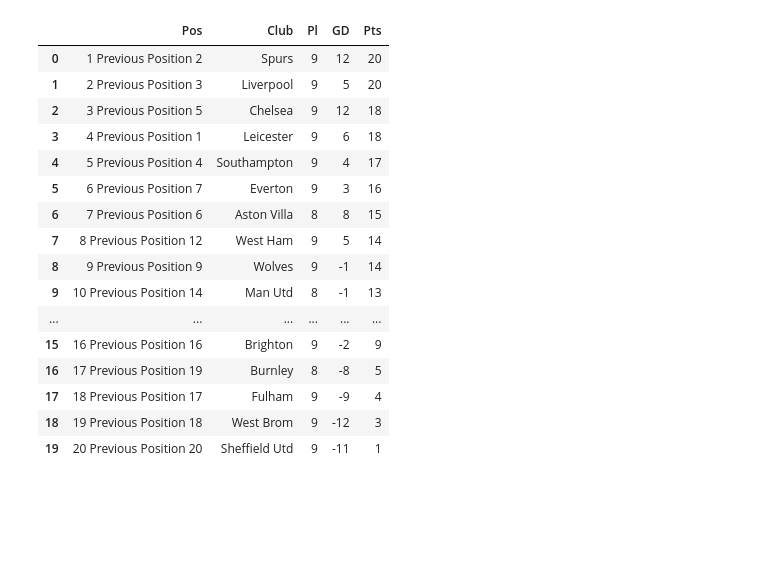
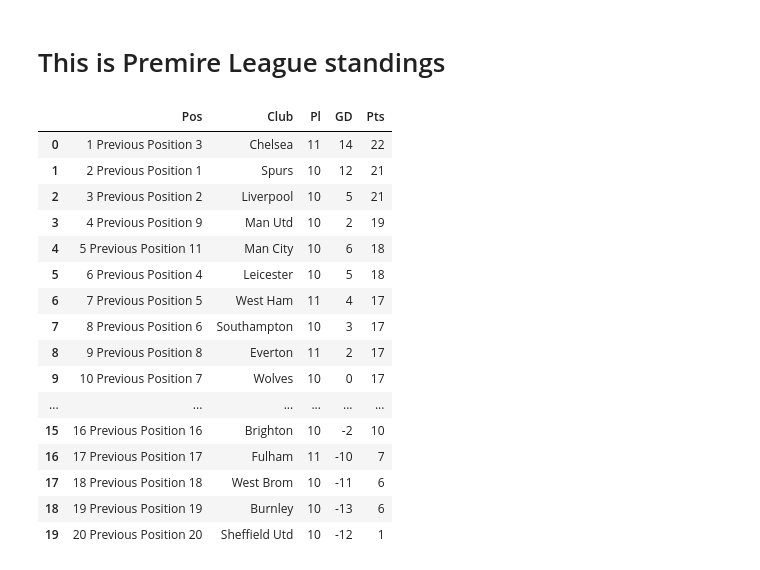
Before and after one commit to Avijit-Kar/Projects, a Jupyter notebook: Football Api.ipynb, the cells around one changed output. Cells and saved outputs as stored; diff of their text form; code cells hidden in the pictures; blank space fills up the shorter version.

```diff
--- a/Football Api.ipynb
+++ b/Football Api.ipynb
@@ -304,12 +304,13 @@ class Visualization(HomeTeam, AwayTeam):
         return df_away
 # %%
 # output match result epl offc site
+id = 59005
+score = MatchResult(id)
+score.result()
+saving = Visualization(id)
 
-score = MatchResult(58982)
-score.result()
-saving = Visualization(58982)
-
-df = saving.away_file()
+df_h = saving.home_file()
+df_a = saving.away_file()
 
 # adding date time index in dataframe
 
@@ -317,7 +318,7 @@ df = saving.away_file()
 #df.set_index('date', inplace=True)
 
 
-df
+df_a
 
 # Updating files for each team(due)
 
@@ -424,11 +454,13 @@ def goal_stat(code):
 def assist_stat(code):
     assist = stat(code)[1]
     return assist
-df = goal_stat(363)
-df['Goal Percent'] = (df['G']/df['P'])*100
+
+id = 360
+df_goal = goal_stat(id)
+df_goal['Goal Percent'] = (df_goal['G']/df_goal['P'])*100
 #df
-df2 = assist_stat(363)
-df2['Assist Percent'] = (df2['A']/df2['P'])*100
-df
+df_assist = assist_stat(id)
+df_assist['Assist Percent'] = (df_assist['A']/df_assist['P'])*100
+df_goal
 # %% [output]
 |  | RK | Name | P | G | Goal Percent |
@@ -485,29 +537,31 @@ West Bromwich Albion,383
 Sheffield United,398
+# %% [markdown]
+# This is Premire League standings
 # %%
 # premire leaugue standings
 
-url = 'https://www.premierleague.com/'
+url = 'https://www.premierleague.com/home'
 def standing():
     df = pd.read_html(url)
     return df[0]
 standing()
 # %% [output]
 |  | Pos | Club | Pl | GD | Pts |
-| 0 | 1 Previous Position 2 | Spurs | 9 | 12 | 20 |
-| 1 | 2 Previous Position 3 | Liverpool | 9 | 5 | 20 |
-| 2 | 3 Previous Position 5 | Chelsea | 9 | 12 | 18 |
-| 3 | 4 Previous Position 1 | Leicester | 9 | 6 | 18 |
-| 4 | 5 Previous Position 4 | Southampton | 9 | 4 | 17 |
-| 5 | 6 Previous Position 7 | Everton | 9 | 3 | 16 |
-| 6 | 7 Previous Position 6 | Aston Villa | 8 | 8 | 15 |
-| 7 | 8 Previous Position 12 | West Ham | 9 | 5 | 14 |
-| 8 | 9 Previous Position 9 | Wolves | 9 | -1 | 14 |
-| 9 | 10 Previous Position 14 | Man Utd | 8 | -1 | 13 |
+| 0 | 1 Previous Position 3 | Chelsea | 11 | 14 | 22 |
+| 1 | 2 Previous Position 1 | Spurs | 10 | 12 | 21 |
+| 2 | 3 Previous Position 2 | Liverpool | 10 | 5 | 21 |
+| 3 | 4 Previous Position 9 | Man Utd | 10 | 2 | 19 |
+| 4 | 5 Previous Position 11 | Man City | 10 | 6 | 18 |
+| 5 | 6 Previous Position 4 | Leicester | 10 | 5 | 18 |
+| 6 | 7 Previous Position 5 | West Ham | 11 | 4 | 17 |
+| 7 | 8 Previous Position 6 | Southampton | 10 | 3 | 17 |
+| 8 | 9 Previous Position 8 | Everton | 11 | 2 | 17 |
+| 9 | 10 Previous Position 7 | Wolves | 10 | 0 | 17 |
 | ... | ... | ... | ... | ... | ... |
-| 15 | 16 Previous Position 16 | Brighton | 9 | -2 | 9 |
-| 16 | 17 Previous Position 19 | Burnley | 8 | -8 | 5 |
-| 17 | 18 Previous Position 17 | Fulham | 9 | -9 | 4 |
-| 18 | 19 Previous Position 18 | West Brom | 9 | -12 | 3 |
-| 19 | 20 Previous Position 20 | Sheffield Utd | 9 | -11 | 1 |
+| 15 | 16 Previous Position 16 | Brighton | 10 | -2 | 10 |
+| 16 | 17 Previous Position 17 | Fulham | 11 | -10 | 7 |
+| 17 | 18 Previous Position 18 | West Brom | 10 | -11 | 6 |
+| 18 | 19 Previous Position 19 | Burnley | 10 | -13 | 6 |
+| 19 | 20 Previous Position 20 | Sheffield Utd | 10 | -12 | 1 |
 # %%
 # finding fantasy stats (incomplete)
```
Also changed, not shown: parts of 12 cells of this notebook.
